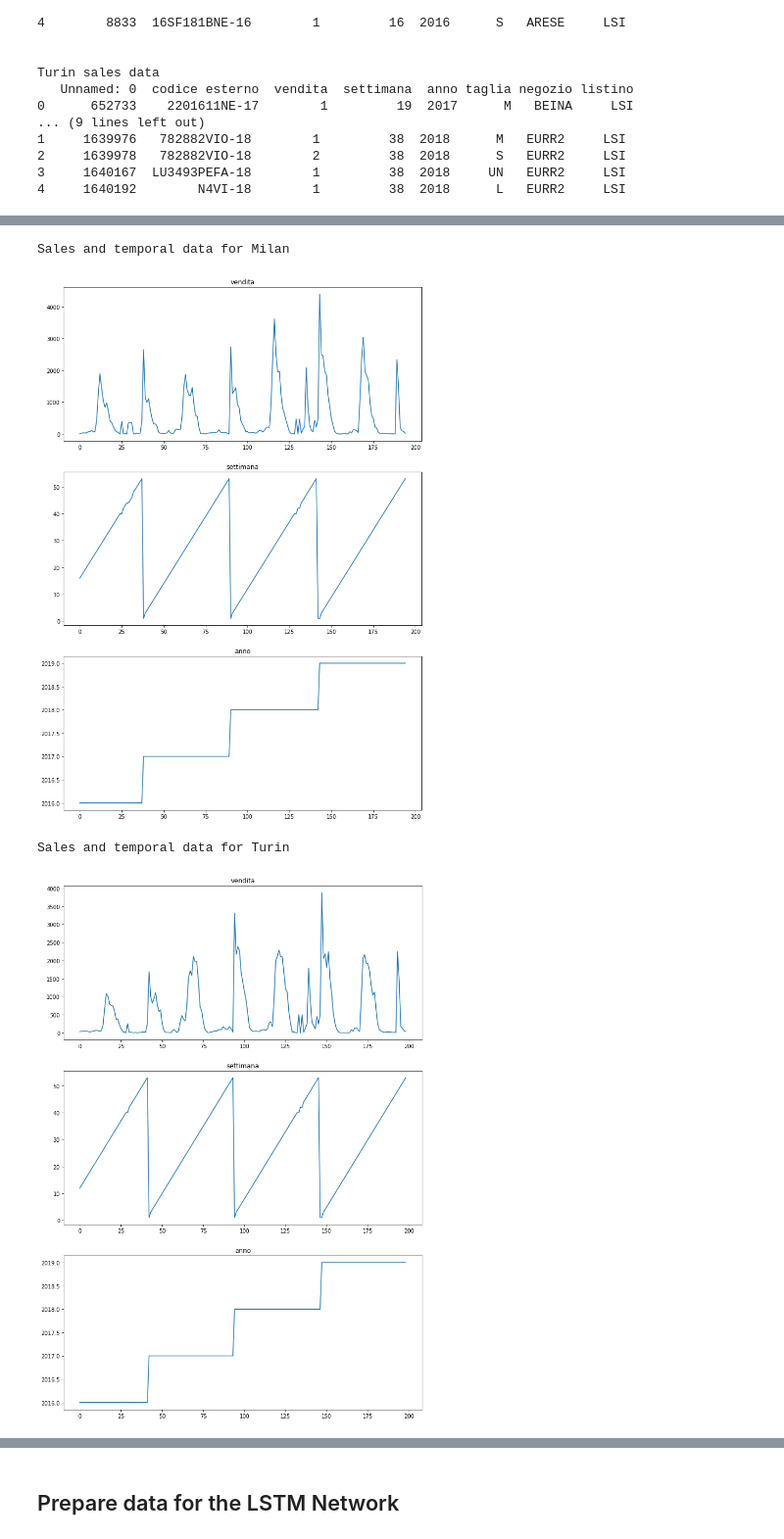
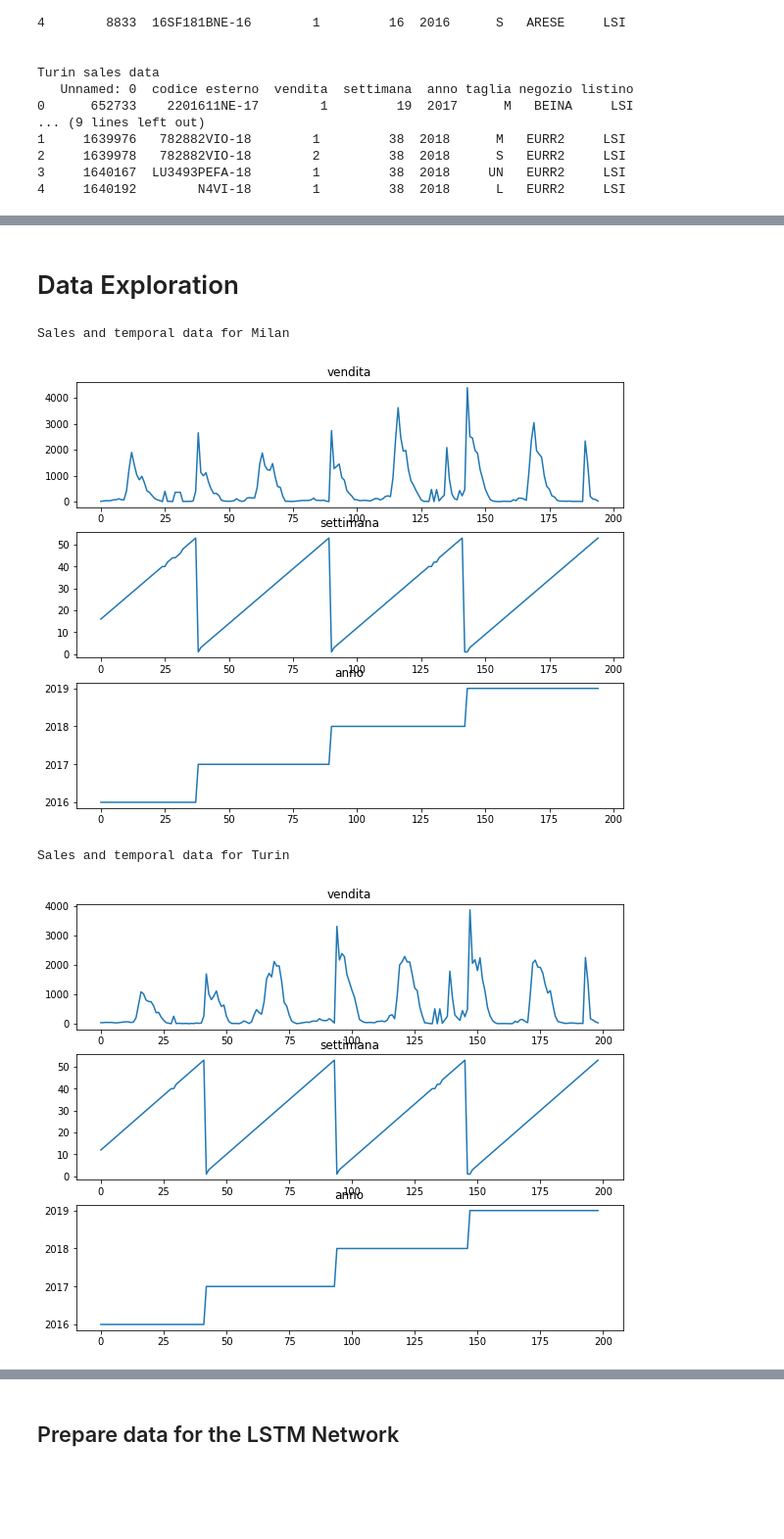
Before and after one commit to geriskenderi/EXO-LSTM, a Jupyter notebook: code/Thesis Forecasting - All Weekly Sales.ipynb, the cells around one changed output, grey strips where cells are left out. Shown at 98% size. Saved outputs shown, nothing was run; the diff lists cells and outputs as text; code cells hidden in the pictures; blank space fills up the shorter version.

```diff
--- a/code/Thesis Forecasting - All Weekly Sales.ipynb
+++ b/code/Thesis Forecasting - All Weekly Sales.ipynb
@@ -284,11 +298,14 @@ def augment_store_data (store_df, loc_weather_df, loc_pop_df):
 # %%
 # Augment single location sales data and then put everything together
-milan_weekly_default, milan_weekly_augmented = augment_store_data(milan_data_df, milan_weather_df, milan_pop_df)
-print("Milan data shape:", milan_weekly_augmented.shape)
-turin_weekly_default, turin_weekly_augmented = augment_store_data(turin_data_df, turin_weather_df, turin_pop_df)
-print("Turin data shape:", turin_weekly_augmented.shape)
-rome_weekly_default, rome_weekly_augmented = augment_store_data(rome_data_df, rome_weather_df, rome_pop_df)
-print("Rome data shape:", rome_weekly_augmented.shape)
+milan_weekly_default, milan_weekly_augmented = augment_store_data(milan_data_df, milan_weather_df)
+print("Milan data original shape:", milan_weekly_default.shape)
+print("Milan + exogenous data shape:", milan_weekly_augmented.shape)
+turin_weekly_default, turin_weekly_augmented = augment_store_data(turin_data_df, turin_weather_df)
+print("Turin data original shape:", turin_weekly_default.shape)
+print("Turin + exogenous data shape:", turin_weekly_augmented.shape)
+rome_weekly_default, rome_weekly_augmented = augment_store_data(rome_data_df, rome_weather_df)
+print("Rome data original shape:", rome_weekly_default.shape)
+print("Rome + exogenous data shape:", rome_weekly_augmented.shape)
 #global_weekly_sales_augmented = milan_weekly_augmented.append(turin_weekly_augmented)
 #global_weekly_sales_augmented = global_weekly_sales_augmented.append(rome_weekly_augmented)
 #print("All together:", global_weekly_sales_augmented.shape)
@@ -302,30 +322,32 @@ Rome data shape: (200, 13)
 def_datasets = {
     "Milan": milan_weekly_default,
     "Turin": turin_weekly_default,
-    "Rome": rome_weekly_default
+    #"Rome": rome_weekly_default
 }
 aug_datasets = {
     "Milan": milan_weekly_augmented,
     "Turin": turin_weekly_augmented,
-    "Rome": rome_weekly_augmented
+    #"Rome": rome_weekly_augmented
 }
+# %% [markdown]
+# Data Exploration
 # %%
 # Plot the data to explore and see what we are working with
 for dataset in aug_datasets:
     print("Sales and temporal data for", dataset)
 
     values = aug_datasets[dataset].values
     cols_to_plot = [0,1,2]
     i=1
-    plt.figure(figsize=(12,18))
+    plt.figure(figsize=(10,8))
     for col in cols_to_plot:
         plt.subplot(len(cols_to_plot), 1, i)
         plt.plot(values[:, col])
         plt.title(aug_datasets[dataset].columns[col], loc="center")
         i += 1
     plt.show()
 # %% [output]
 Sales and temporal data for Milan
-[figure, old version]
+[figure, new version]
 Sales and temporal data for Turin
-[figure, old version]
+[figure, new version]
```
Also changed, not shown: parts of 19 cells of this notebook, 1 other file.
